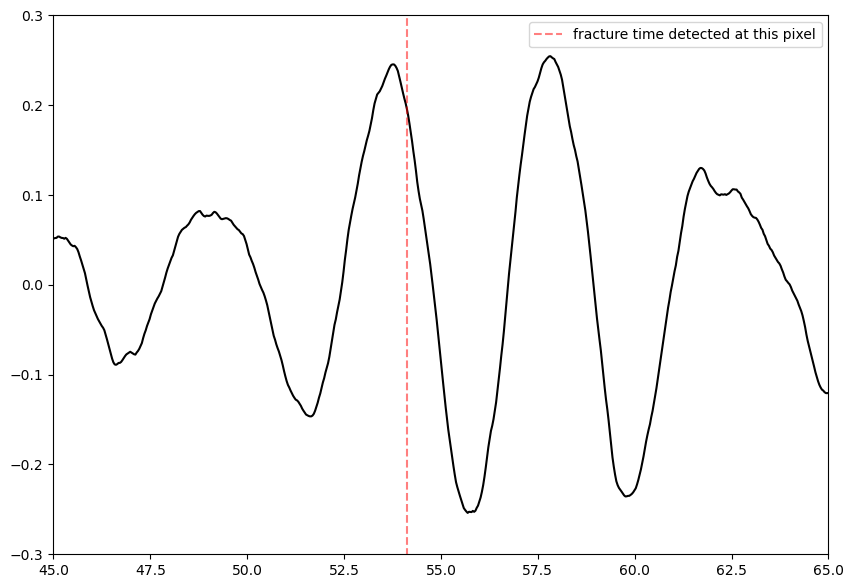
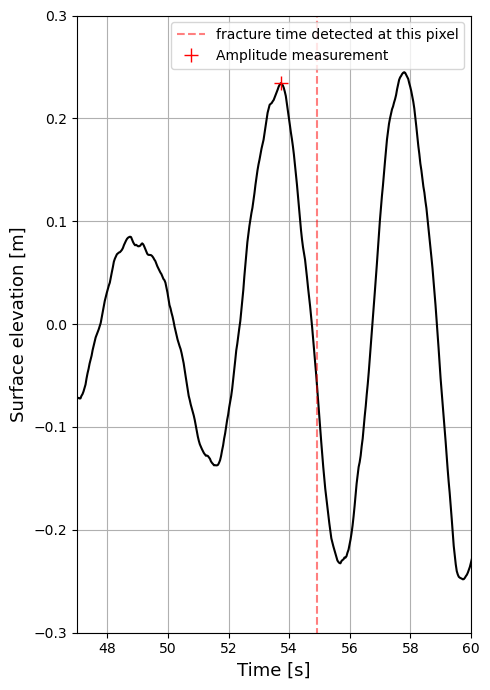
Code edit (unified diff) that turned the first committed figure into the second:
--- before
+++ after
@@ -1,10 +1,17 @@
 %matplotlib inline
-fig, ax = plt.subplots(figsize=(10,7))
-ax.plot(datafig['tvals_sec'], datafig['matrix_temp_evol_uz'][1], 'k')
-ax.vlines(datafig['times_frac_sec_approx'][1], -0.4, 0.6, linestyle='--', color='r', alpha=0.5, label='fracture time detected at this pixel')
+plt.style.use('default')
+fig, ax = plt.subplots(figsize=(5,7))
+ax.plot(datafig['tvals_sec'], datafig['matrix_temp_evol_uz'][0], 'k')
+ax.vlines(datafig['times_frac_sec_approx'][0], -0.4, 0.6, linestyle='--', color='r', alpha=0.5, label='fracture time detected at this pixel')
 
+ax.plot([53.72], [0.2342], 'r+', markersize=10, label='Amplitude measurement')
 
-ax.set_xlim(45,65)
+ax.set_xlim(47,60)
 ax.set_ylim(-0.3,0.3)
+ax.set_xlabel('Time [s]', fontsize=13)
+ax.set_ylabel('Surface elevation [m]', fontsize=13)
+plt.tight_layout()
+plt.grid()
 plt.legend()
+plt.savefig('C:/Users/Vasco Zanchi/Desktop/presentations/reunions_hebdo/figures_data_article/time_evol_measure_amplitudefrac.pdf', dpi=600)
 plt.show()

Commit: updates figures article